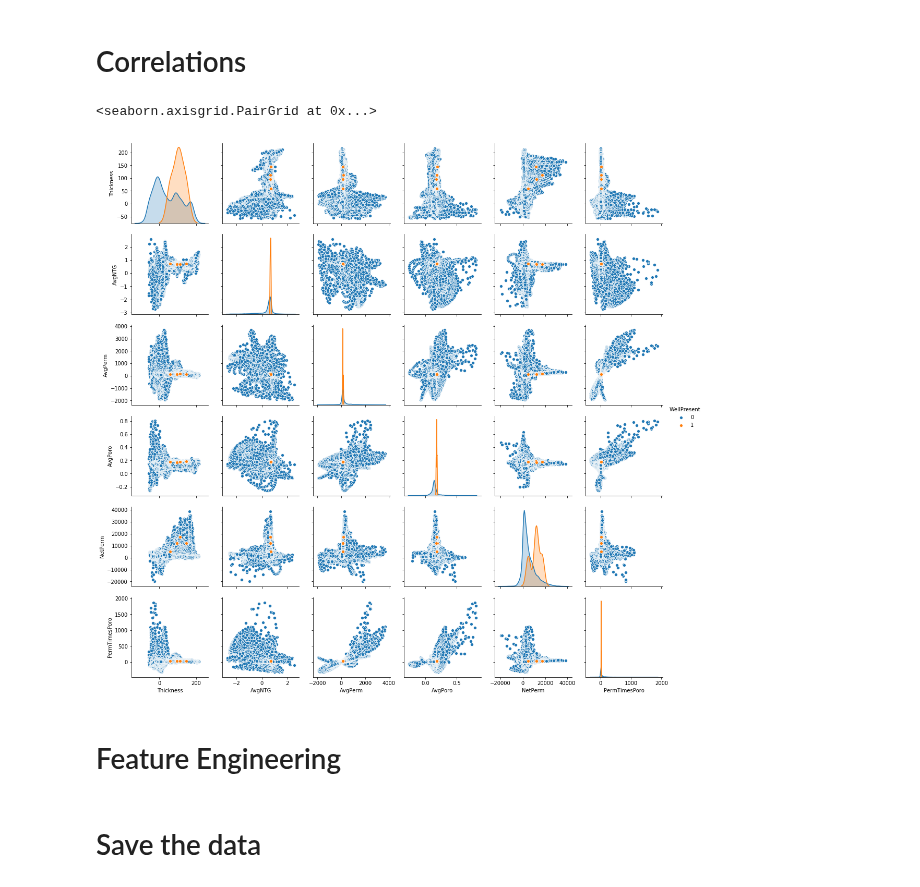
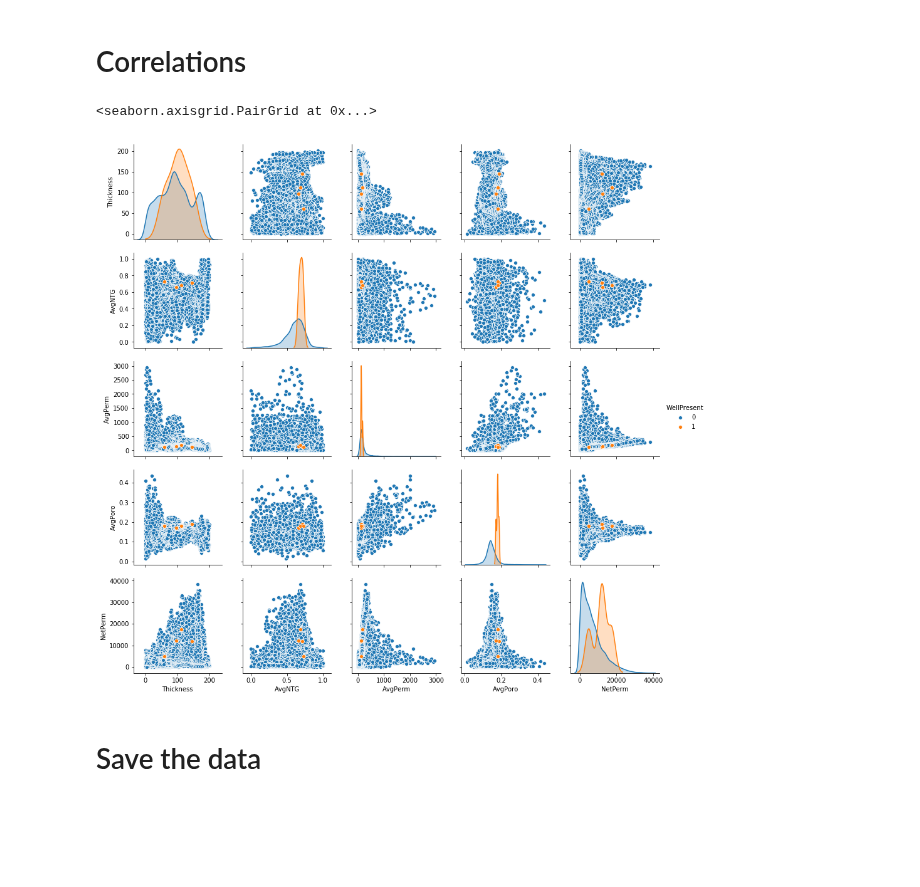
Before and after one commit to Nozziel/OGA2018_SweetSpotPrediction, a Jupyter notebook: Notebooks/01 Data Preparation.ipynb, the cells around one changed output. Saved outputs shown, nothing was run; the diff lists cells and outputs as text; code cells hidden in the pictures; blank space fills up the shorter version.

```diff
--- a/Notebooks/01 Data Preparation.ipynb
+++ b/Notebooks/01 Data Preparation.ipynb
@@ -121,7 +122,7 @@ features = [
     'NetPerm',
 
     # Engineered
-    'PermTimesPoro'
+#    'PermTimesPoro'
 
 ]
 
@@ -150,19 +151,37 @@ def drop_gt1(x):
         return np.nan
     else:
         return x
+
+def zero_to_one(x):
+    if x < 0.2:
+        return 0
+    else:
+        return 1
 # %%
-# Clean dataframe according to specified columns to remove negatives or greater than one
+def clean_columns(df):
 
-df_clean = df.copy()
+    # Clean dataframe according to specified columns to remove negatives or greater than one
+    df_clean = df.copy()
 
-cols_remove_negs = set(df_clean.columns) - {'XPos', 'YPos'}
-cols_remove_gt1 = {'AvgNTG', 'WellProbability'}
+    cols_remove_negs = set(df_clean.columns) - {'XPos', 'YPos', 'SweetSpot'}
+    cols_remove_gt1 = {'AvgNTG', 'WellProbability'}
+    cols_limit_zero_to_one = { 'SweetSpot'}
 
-for col in df_clean.columns:
-    if col in cols_remove_negs:
-        df_clean[col] = df_clean[col].apply(drop_neg)
-    if col in cols_remove_gt1:
-        df_clean[col] = df_clean[col].apply(drop_gt1)
+
+    for col in df_clean.columns:
+        if col in cols_remove_negs:
+            df_clean[col] = df_clean[col].apply(drop_neg)
+        if col in cols_remove_gt1:
+            df_clean[col] = df_clean[col].apply(drop_gt1)
+        if col in cols_limit_zero_to_one:
+            df_clean[col] = df_clean[col].apply(zero_to_one)
+    df_clean.dropna(inplace=True)
+    return df_clean
+# %%
+# Clean dataframe according to specified columns to remove negatives or greater than one
+
+df_clean = clean_columns(df)
+df_clean.SweetSpot = df_clean.SweetSpot.fillna(0).round().astype('int64')
 # %%
 # QC plot cleaned maps
 
@@ -173,12 +192,10 @@ ssp.plot_map(df_clean, plot, dtype='numeric')
 # %% [markdown]
 # Correlations
 # %%
-sns.pairplot(df, vars=features, hue='WellPresent' )
+sns.pairplot(df_clean, vars=features, hue='WellPresent' )
 # %% [output]
 <seaborn.axisgrid.PairGrid at 0x...>
-[figure, old version]
+[figure, new version]
-# %% [markdown]
-# Feature Engineering
 # %% [markdown]
 # Save the data
 # %%
```
Also changed, not shown: parts of 8 cells of this notebook, 1 other file.
